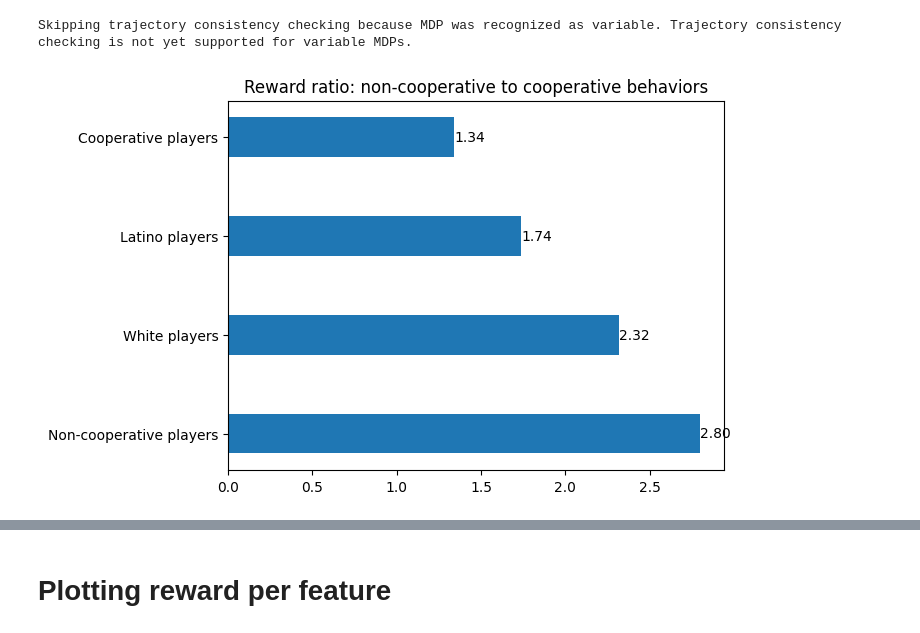
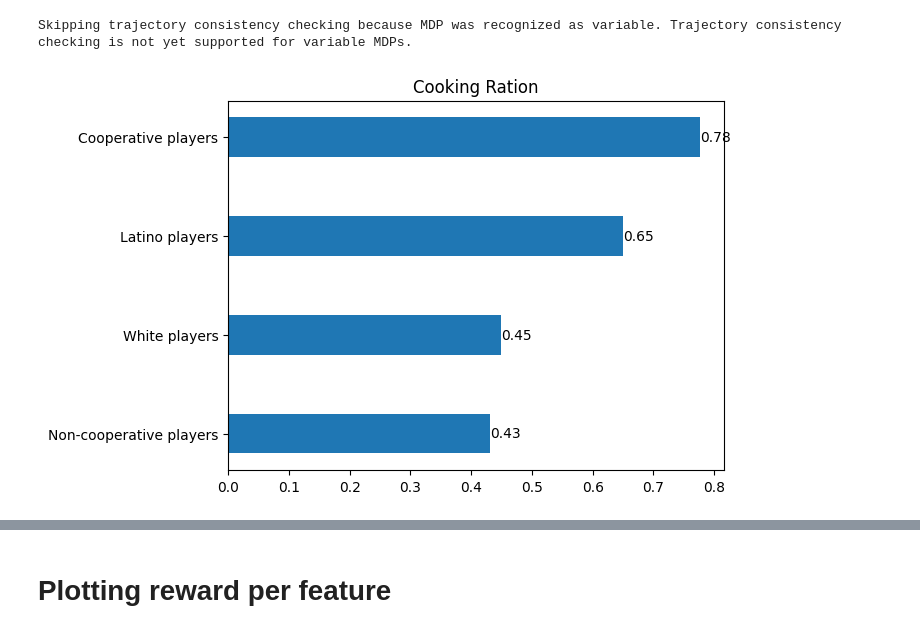
Before and after one commit to JasmineLi-805/moral-ai-irl, a Jupyter notebook: human_aware_rl_master/human_aware_rl/irl/evaluate_feature_reward.ipynb, the cells around one changed output, grey strips where cells are left out. Saved outputs shown, nothing was run; the diff lists cells and outputs as text; code cells hidden in the pictures.

```diff
--- a/human_aware_rl_master/human_aware_rl/irl/evaluate_feature_reward.ipynb
+++ b/human_aware_rl_master/human_aware_rl/irl/evaluate_feature_reward.ipynb
@@ -112,10 +76,10 @@ def min_max_scale(a, b=None):
         b = (b - mini) / (maxi - mini)
         return a,b
 # %%
-ltn_ckpt = "/home/jasmine/moral-ai-irl/human_aware_rl_master/human_aware_rl/irl/result/human/T3_latino/epoch=20.checkpoint"
-wte_ckpt = "/home/jasmine/moral-ai-irl/human_aware_rl_master/human_aware_rl/irl/result/human/T3_white/epoch=30.checkpoint"
-coop_ckpt = "/home/jasmine/moral-ai-irl/human_aware_rl_master/human_aware_rl/irl/result/human/T27_coop/epoch=30.checkpoint"
-noncoop_ckpt = "/home/jasmine/moral-ai-irl/human_aware_rl_master/human_aware_rl/irl/result/human/T27_noncoop/epoch=40.checkpoint"
+ltn_ckpt = "/Users/jasmineli/Desktop/moral-ai-irl/human_aware_rl_master/human_aware_rl/irl/result/human/best-models/T2_ltn_epoch=20.checkpoint"
+wte_ckpt = "/Users/jasmineli/Desktop/moral-ai-irl/human_aware_rl_master/human_aware_rl/irl/result/human/best-models/T2_wte_epoch=30.checkpoint"
+coop_ckpt = "/Users/jasmineli/Desktop/moral-ai-irl/human_aware_rl_master/human_aware_rl/irl/result/human/best-models/T27_coop_epoch=35.checkpoint"
+noncoop_ckpt = "/Users/jasmineli/Desktop/moral-ai-irl/human_aware_rl_master/human_aware_rl/irl/result/human/best-models/T27_noncoop_epoch=20.checkpoint"
 
 ltn_reward_model, ltn_config, ltn_state_visit = load_checkpoint(ltn_ckpt)
 wte_reward_model, wte_config, wte_state_visit = load_checkpoint(wte_ckpt)
@@ -164,20 +128,20 @@ avg_coop_cp, avg_coop_np = min_max_scale_with_avg(cp_cp, cp_np)
 avg_noncoop_cp, avg_noncoop_np = min_max_scale_with_avg(ncp_cp, ncp_np)
 # %%
 width = 0.2
-ratio = [avg_noncoop_np / avg_noncoop_cp, avg_wte_np / avg_wte_cp, avg_ltn_np / avg_ltn_cp, avg_coop_np / avg_coop_cp]
+ratio = [avg_noncoop_cp / avg_noncoop_np, avg_wte_cp / avg_wte_np, avg_ltn_cp / avg_ltn_np, avg_coop_cp / avg_coop_np]
 ind = 0.5 * np.arange(4)
 label = ['Non-cooperative players', 'White players','Latino players', 'Cooperative players']
 
 fig, ax = plt.subplots()
 bar = ax.barh(ind + 0.5 * width, ratio, width) #, color=['olive', 'peru'])
 
 ratio = ["{:.2f}".format(round(r.item(), 2)) for r in ratio]
 plt.bar_label(bar, ratio)
 
 # ax.barh(ind, [coop_noncoop], width, color='olive', label='non-cooperative reward')
 
 ax.set(yticks=ind + 0.5*width, yticklabels=label) #, ylim=[width - 0.6, 1.1])
-ax.set_title('Reward ratio: non-cooperative to cooperative behaviors')
+ax.set_title('Cooking Ration')
 plt.show()
 # %% [output]
-[figure, old version]
+[figure, new version]
```
Also changed, not shown: parts of 10 cells of this notebook, 12 other files.
